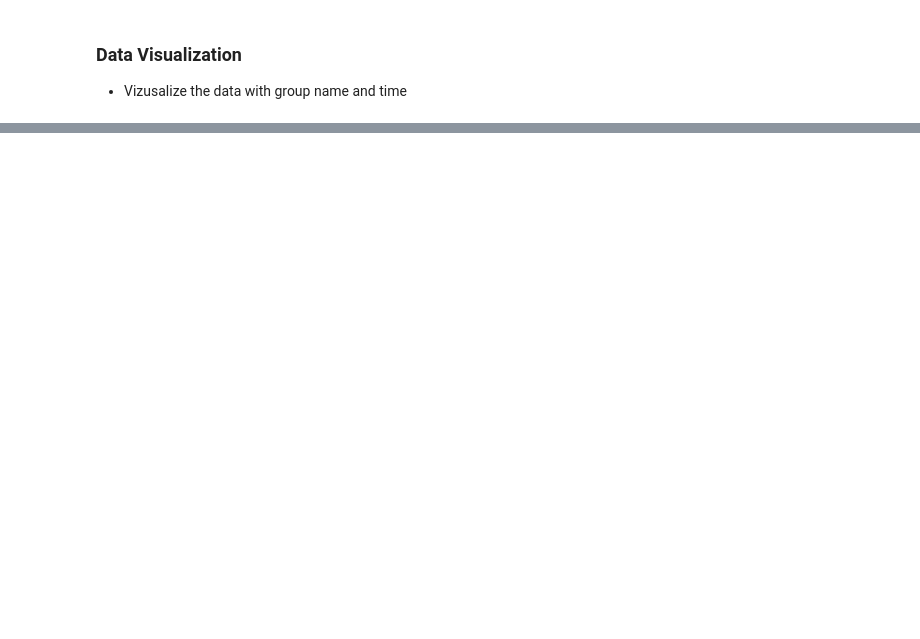
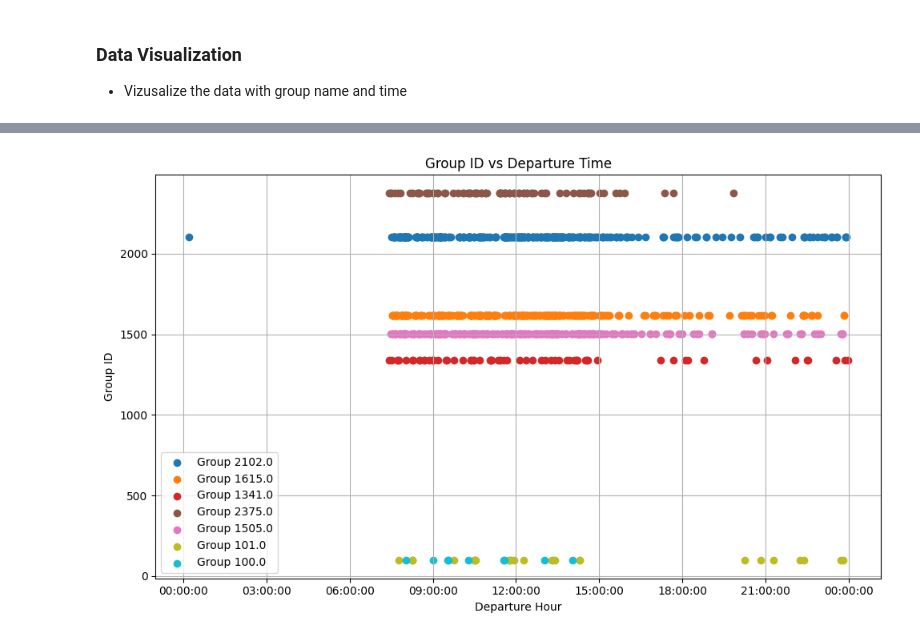
Before and after one commit to wyang8123/Bus-Data-Project, a Jupyter notebook: AIDataAnalysis.ipynb, the cells around one changed output, grey strips where cells are left out. Saved outputs shown, nothing was run; the diff lists cells and outputs as text; code cells hidden in the pictures; blank space fills up the shorter version.

```diff
--- a/AIDataAnalysis.ipynb
+++ b/AIDataAnalysis.ipynb
@@ -100,0 +111,22 @@ plt.show()
+# %%
+unique_group_ids = x_test.unique()
+colors = plt.cm.get_cmap('tab10', len(unique_group_ids))  # Use a colormap for distinct colors
+
+# Create a scatter plot with different colors for each group_id
+plt.figure(figsize=(10, 6))  # Set the figure size
+for i, group_id in enumerate(unique_group_ids):
+    group_y = y_test[x_test == group_id]
+    group_x = x_test[x_test == group_id]
+    plt.scatter(group_y, group_x, marker='o', label=f'Group {group_id}', color=colors(i))
+
+plt.xlabel('Departure Hour')
+plt.ylabel('Group ID')
+plt.title('Group ID vs Departure Time')
+plt.gca().xaxis.set_major_formatter(plt.matplotlib.dates.DateFormatter('%H:%M:%S'))
+
+plt.grid(True)
+plt.legend()
+plt.tight_layout()
+plt.show()
+# %% [output]
+[figure, added]
```
Also changed, not shown: parts of 6 cells of this notebook, 7 other files.
